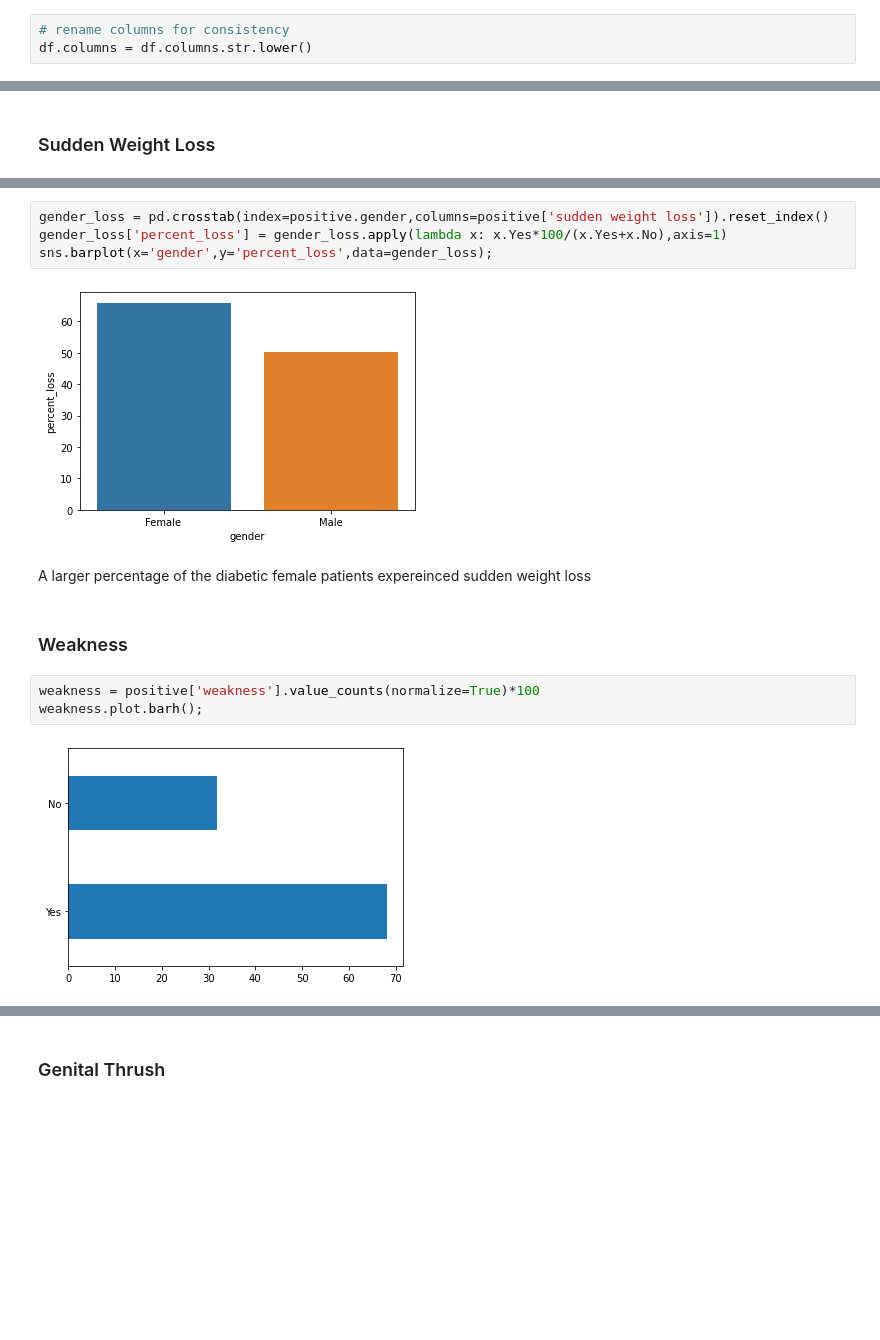
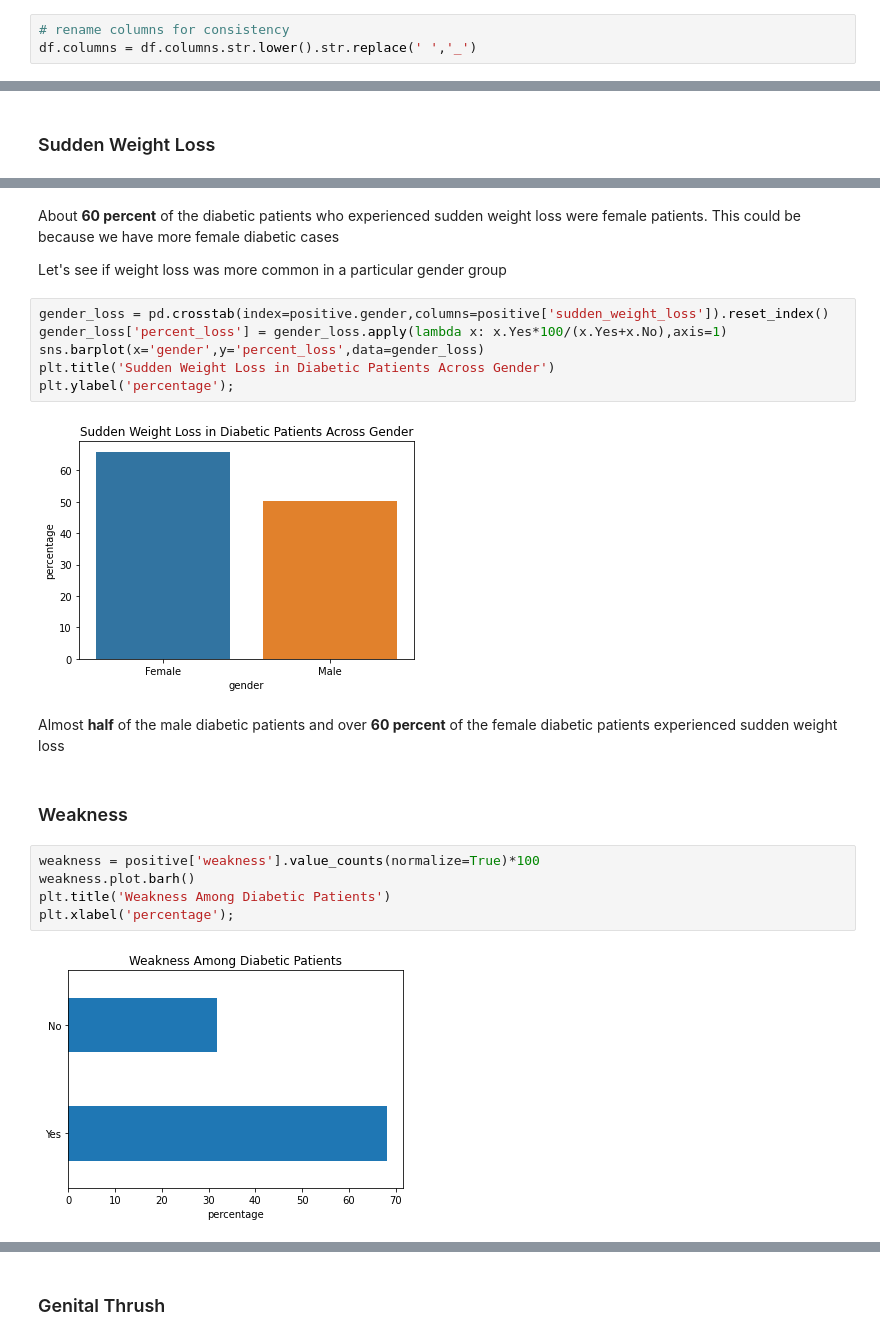
Before and after one commit to hassan-ademola/diabetes_prevention, a Jupyter notebook: diabetes_prevention.ipynb, the cells around one changed output, grey strips where cells are left out. Cells and saved outputs as stored; diff of their text form; blank space fills up the shorter version.

```diff
--- a/diabetes_prevention.ipynb
+++ b/diabetes_prevention.ipynb
@@ -27,7 +27,7 @@ df.head()
 **Age** is the only numerical variable in the dataset
 # %%
 # rename columns for consistency
-df.columns = df.columns.str.lower()
+df.columns = df.columns.str.lower().str.replace(' ','_')
 # %%
 # get a summary of the data
 df.info()
@@ -133,16 +154,24 @@ Let's see if weight loss was more common in a particular gender
+# %% [markdown]
+About **60 percent** of the diabetic patients who experienced sudden weight loss were female patients. This could be because we have more female diabetic cases
+
+Let's see if weight loss was more common in a particular gender group
 # %%
-gender_loss = pd.crosstab(index=positive.gender,columns=positive['sudden weight loss']).reset_index()
+gender_loss = pd.crosstab(index=positive.gender,columns=positive['sudden_weight_loss']).reset_index()
 gender_loss['percent_loss'] = gender_loss.apply(lambda x: x.Yes*100/(x.Yes+x.No),axis=1)
-sns.barplot(x='gender',y='percent_loss',data=gender_loss);
+sns.barplot(x='gender',y='percent_loss',data=gender_loss)
+plt.title('Sudden Weight Loss in Diabetic Patients Across Gender')
+plt.ylabel('percentage');
 # %% [output]
-[figure, old version]
+[figure, new version]
 # %% [markdown]
-A larger percentage of the diabetic female patients expereinced sudden weight loss
+Almost **half** of the male diabetic patients and over **60 percent** of the female diabetic patients experienced sudden weight loss
 # %% [markdown]
 ### Weakness
 # %%
 weakness = positive['weakness'].value_counts(normalize=True)*100
-weakness.plot.barh();
+weakness.plot.barh()
+plt.title('Weakness Among Diabetic Patients')
+plt.xlabel('percentage');
 # %% [output]
-[figure, old version]
+[figure, new version]
 # %% [markdown]
```
Also changed, not shown: parts of 60 cells of this notebook.
